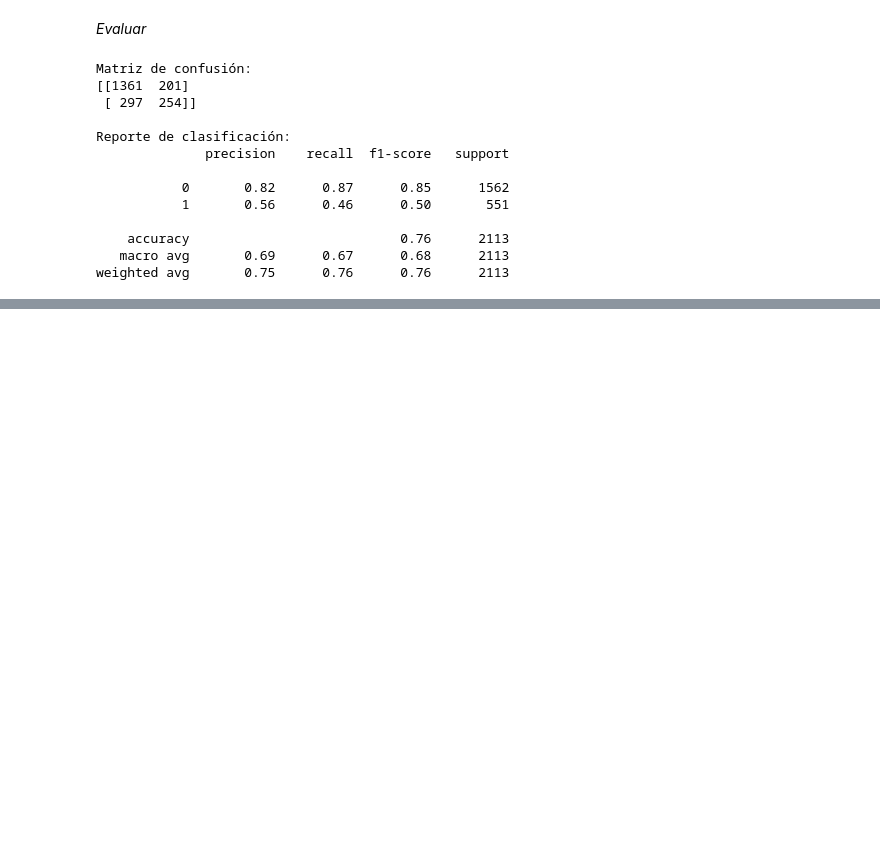
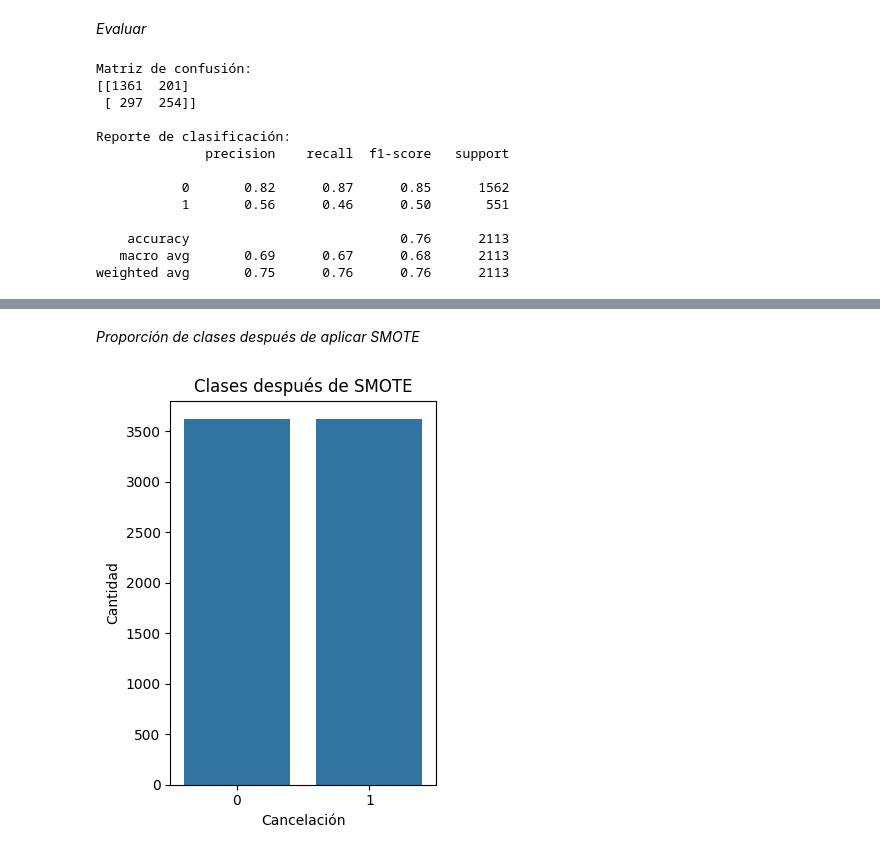
Before and after one commit to gloriagutierrez2025/Challenger_segunda_parte, a Jupyter notebook: Challenger_parte2.ipynb, the cells around one changed output, grey strips where cells are left out. Saved outputs shown, nothing was run; the diff lists cells and outputs as text; code cells hidden in the pictures; blank space fills up the shorter version.

```diff
--- a/Challenger_parte2.ipynb
+++ b/Challenger_parte2.ipynb
@@ -529,0 +556,4 @@ weighted avg       0.75      0.76      0.76      2113
+# %%
+scaler = StandardScaler()
+X_train_scaled = scaler.fit_transform(X_train)
+X_test_scaled = scaler.transform(X_test)
@@ -529,0 +562,3 @@ weighted avg       0.75      0.76      0.76      2113
+# %%
+smote = SMOTE(random_state=42)
+X_train_bal, y_train_bal = smote.fit_resample(X_train_scaled, y_train)
@@ -529,0 +567,3 @@ weighted avg       0.75      0.76      0.76      2113
+# %%
+modelo = RandomForestClassifier(random_state=42)
+modelo.fit(X_train_bal, y_train_bal)
@@ -529,0 +611,13 @@ weighted avg       0.75      0.76      0.76      2113
+# %% [markdown]
+*Proporción de clases después de aplicar SMOTE*
+# %%
+plt.subplot(1, 2, 2)
+sns.countplot(x=y_train_bal)
+plt.title("Clases después de SMOTE")
+plt.xlabel("Cancelación")
+plt.ylabel("Cantidad")
+
+plt.tight_layout()
+plt.show()
+# %% [output]
+[figure, added]
```
Also changed, not shown: parts of 16 cells of this notebook.
